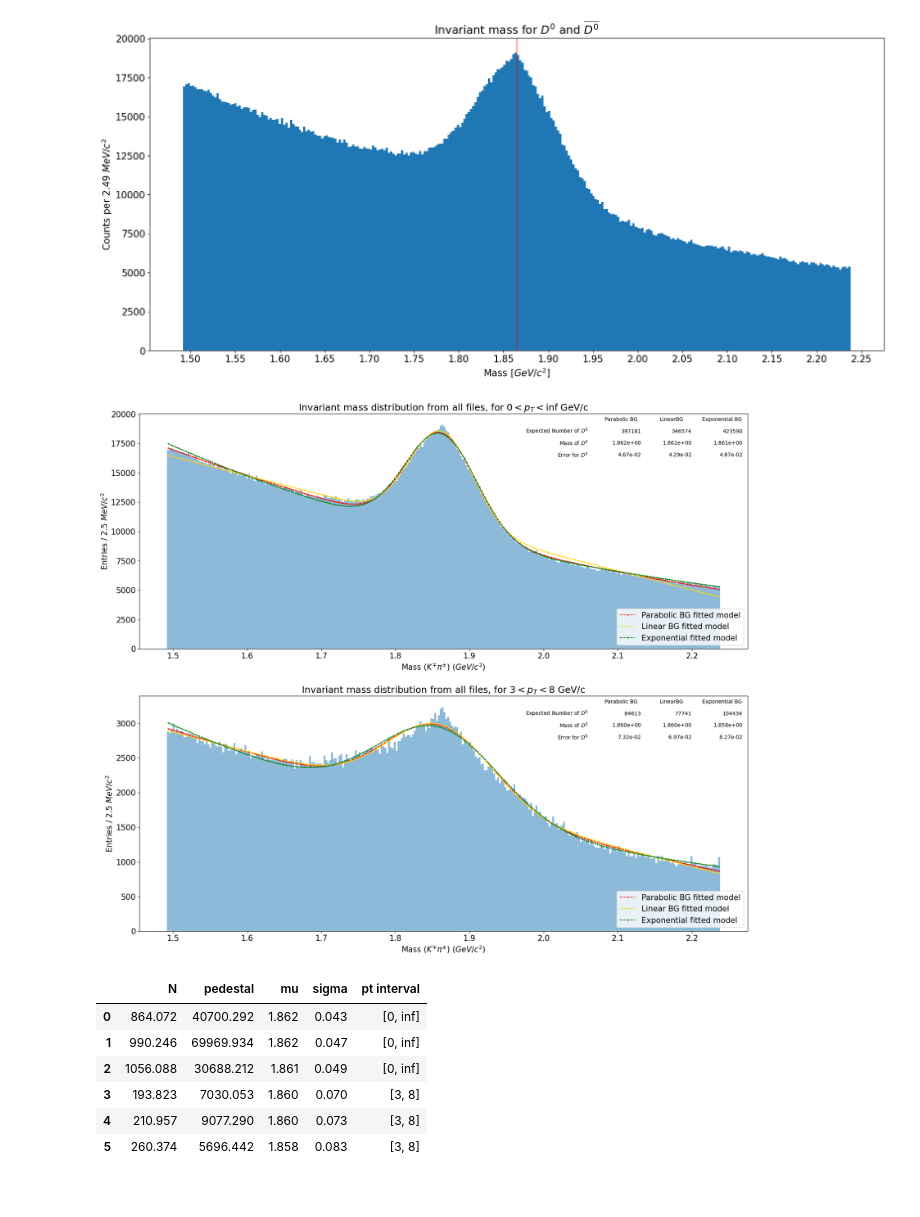
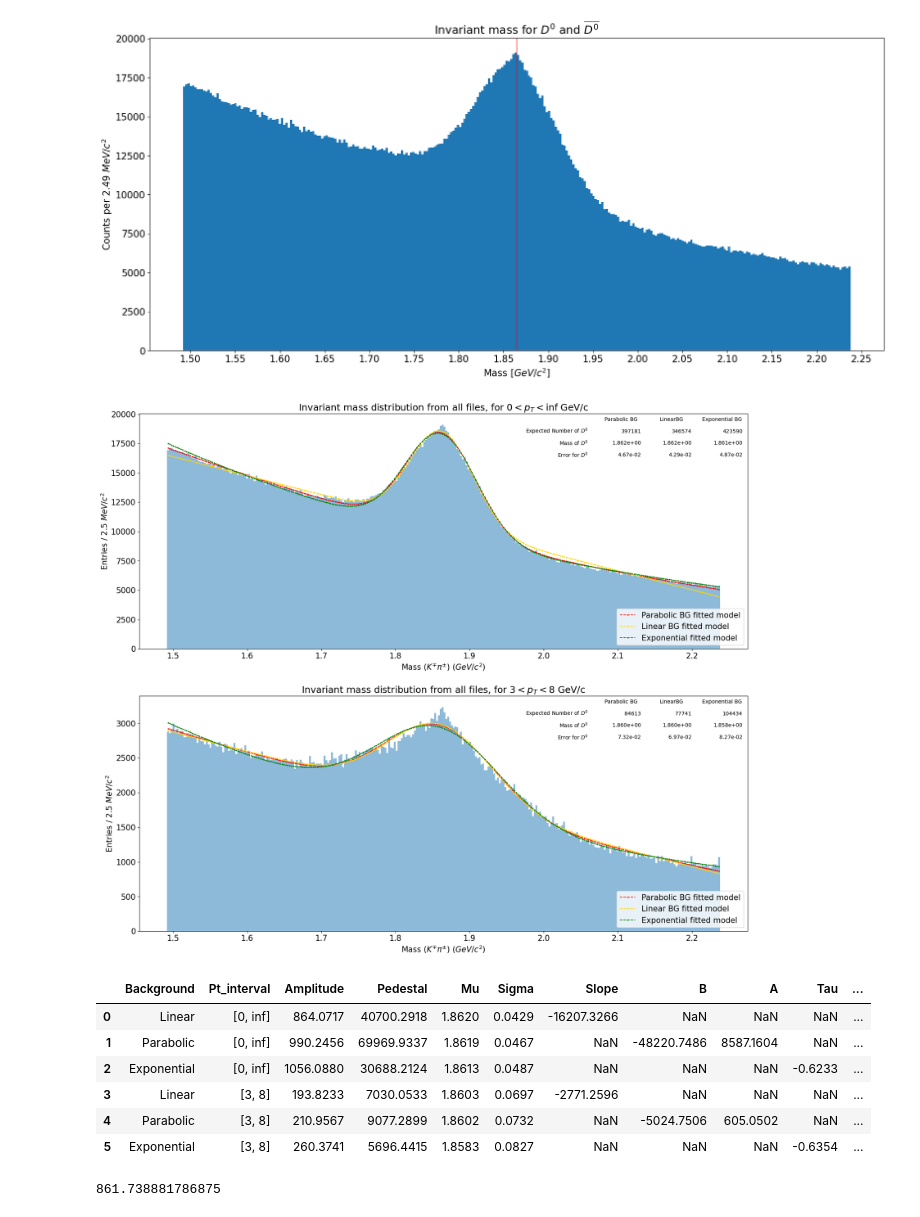
Before and after one commit to LeoPi314/LCPB_Project, a Jupyter notebook: D0-Counting.ipynb, the cells around one changed output. Cells and saved outputs as stored; diff of their text form; code cells hidden in the pictures.

```diff
--- a/D0-Counting.ipynb
+++ b/D0-Counting.ipynb
@@ -67,6 +65,12 @@ sigma_recap = []
 par1_recap = []
 par2_recap = []
 interval_recap = []
+BKG_type = []
+slope = []
+all_Bs = []
+all_As = []
+all_offsets = []
+all_taus = []
 
 fig, axs = plt.subplots( nrows = times, ncols = 1, figsize = ( 21, 9 * times ) )
 # apporximated graph
@@ -118,43 +122,63 @@ for i in range( times ) :
         )
 
     # ax.text( m_parab, hist.min() + 30 , r'Expected $K_S^0$: ' + f"{K_parab:.0f}", size = 25, c= 'red', horizontalalignment='center' )
     # ax.text( m_lin, hist.min() , r'Expected $K_S^0$: ' + f"{K_lin:.0f}", size = 25, c= 'blue', horizontalalignment='center' )
     # # ax.text( m_exp, exp_pars[0], r'Expected $K_S^0$: ' + f"{K_exp:.0f}", size = 25, c= 'blue' )
 
 
     ax.set_title( r"Invariant mass distribution from all files, for " + str(pt_lim[0]) + r"$ < p_{T} <$" + str(pt_lim[1]) + r" GeV/c" )
     # to reset into linear scale, default histo for the function
     ax.set_yscale( 'linear' )
     ax.set_xlabel( r'Mass ($K^{\mp}\pi^{\pm}$) $(GeV/c^2)$')
     ax.set_ylabel( r"Entries / "+f"{STEP*1000.:.1f}"+r" $MeV/c^2$")
     ax.legend( loc = 'lower right' )
 
     N_recap.append(lin_pars[1]); N_recap.append(parab_pars[1]); N_recap.append(exp_pars[1]);
     pedestal_recap.append(lin_pars[0]); pedestal_recap.append(parab_pars[0]); pedestal_recap.append(exp_pars[0]);
     mu_recap.append(lin_pars[2]); mu_recap.append(parab_pars[2]); mu_recap.append(exp_pars[2]);
     sigma_recap.append(lin_pars[3]); sigma_recap.append(parab_pars[3]); sigma_recap.append(exp_pars[3]);
+    BKG_type.append("Linear"); BKG_type.append("Parabolic"); BKG_type.append("Exponential");
+    slope.append(lin_pars[4]); slope.append(None); slope.append(None);
+    all_Bs.append(None); all_Bs.append(parab_pars[4]); all_Bs.append(None);
+    all_As.append(None); all_As.append(parab_pars[5]); all_As.append(None);
+    all_taus.append(None);  all_taus.append(None);  all_taus.append(exp_pars[4]);
+    all_offsets.append(None); all_offsets.append(None); all_offsets.append(exp_pars[5]);
+
     #par1_recap.append()
     #par2_recap = []
     for tt in range (3):
         interval_recap.append(pt_lim)
 
-pd.set_option("display.precision", 3)
+pd.set_option("display.precision", 4)
 recap = pd.DataFrame({
-    "N": N_recap,
-    "pedestal": pedestal_recap,
-    "mu": mu_recap,
-    "sigma": sigma_recap,
-    "pt interval": interval_recap
+    "Background": BKG_type,
+    "Pt_interval": interval_recap,
+    "Amplitude": N_recap,
+    "Pedestal": pedestal_recap,
+    "Mu": mu_recap,
+    "Sigma": sigma_recap,
+    "Slope": slope,
+    "B": all_Bs,
+    "A": all_As,
+    "Tau": all_taus,
+    "Offset": all_offsets
 })
 plt.show()
 
 recap
 # %% [output]
 [figure]
-|  | N | pedestal | mu | sigma | pt interval |
-| 0 | 864.072 | 40700.292 | 1.862 | 0.043 | [0, inf] |
-| 1 | 990.246 | 69969.934 | 1.862 | 0.047 | [0, inf] |
-| 2 | 1056.088 | 30688.212 | 1.861 | 0.049 | [0, inf] |
-| 3 | 193.823 | 7030.053 | 1.860 | 0.070 | [3, 8] |
-| 4 | 210.957 | 9077.290 | 1.860 | 0.073 | [3, 8] |
-| 5 | 260.374 | 5696.442 | 1.858 | 0.083 | [3, 8] |
+|  | Background | Pt_interval | Amplitude | Pedestal | Mu | Sigma | Slope | B | A | Tau | ... |
+| 0 | Linear | [0, inf] | 864.0717 | 40700.2918 | 1.8620 | 0.0429 | -16207.3266 | NaN | NaN | NaN | ... |
+| 1 | Parabolic | [0, inf] | 990.2456 | 69969.9337 | 1.8619 | 0.0467 | NaN | -48220.7486 | 8587.1604 | NaN | ... |
+| 2 | Exponential | [0, inf] | 1056.0880 | 30688.2124 | 1.8613 | 0.0487 | NaN | NaN | NaN | -0.6233 | ... |
+| 3 | Linear | [3, 8] | 193.8233 | 7030.0533 | 1.8603 | 0.0697 | -2771.2596 | NaN | NaN | NaN | ... |
+| 4 | Parabolic | [3, 8] | 210.9567 | 9077.2899 | 1.8602 | 0.0732 | NaN | -5024.7506 | 605.0502 | NaN | ... |
+| 5 | Exponential | [3, 8] | 260.3741 | 5696.4415 | 1.8583 | 0.0827 | NaN | NaN | NaN | -0.6354 | ... |
+# %%
+from scipy.integrate import quad
+A1, Mu1, Sigma1 = recap.loc[0][["Amplitude", "Mu", "Sigma"]]
+integ, error = quad(norm.pdf, Mu1-3*Sigma1, Mu1+3*Sigma1,args=(Mu1,Sigma1))
+print(A1*integ)
+# %% [output]
+861.738881786875
```
Also changed, not shown: parts of 1 cell of this notebook.
